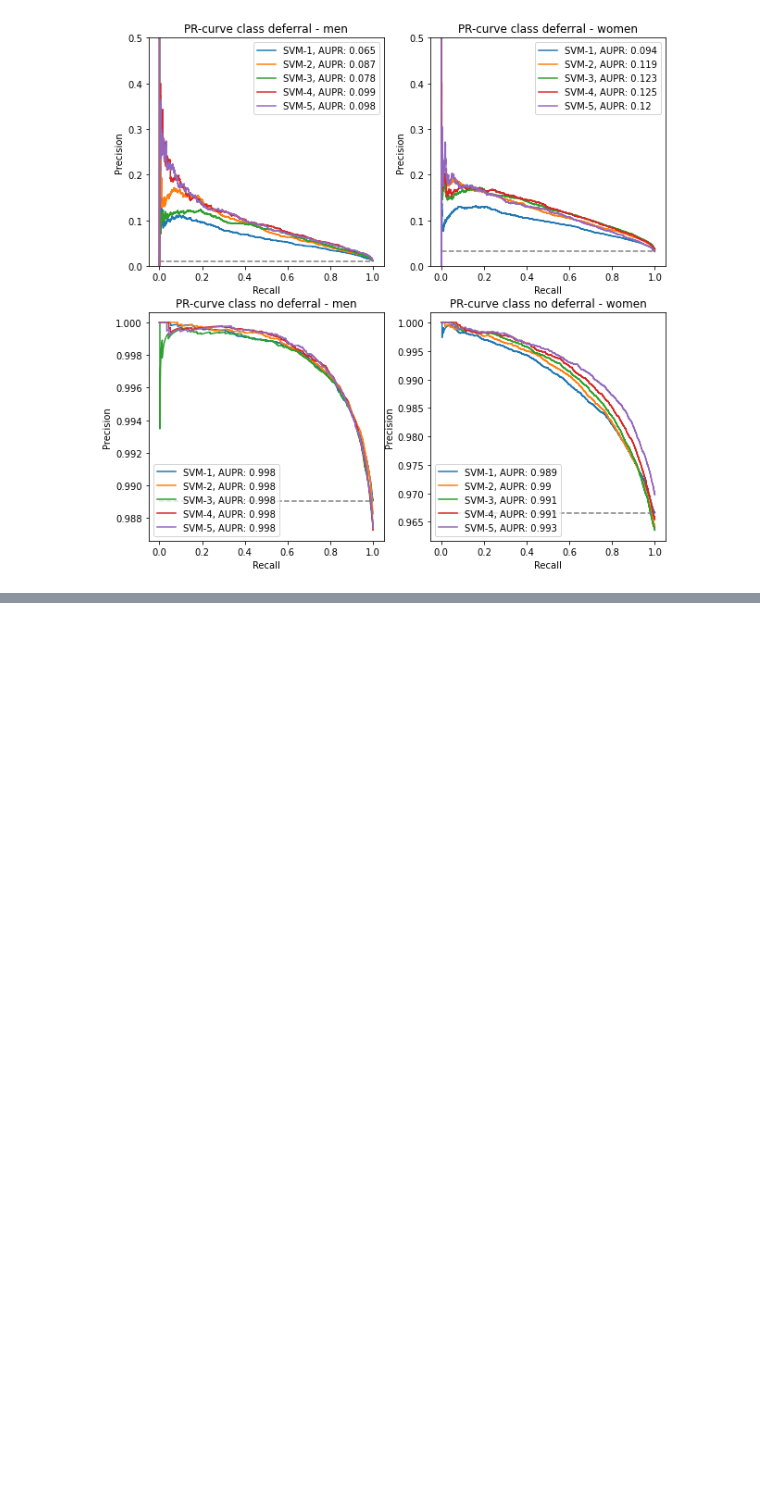
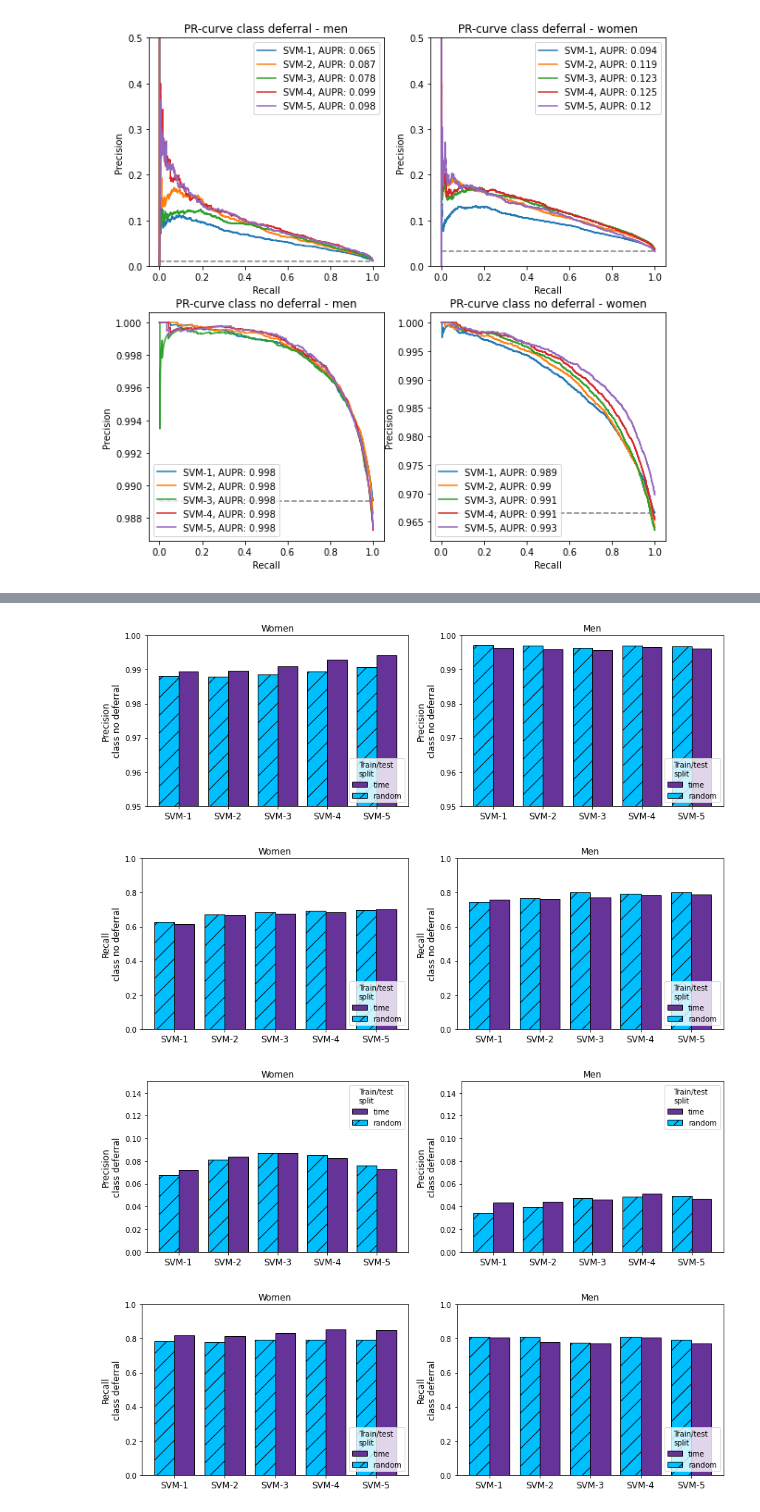
Before and after one commit to vinkenoogm/SVM-hb-NL, a Jupyter notebook: src/3_modelperformance.ipynb, the cells around one changed output, grey strips where cells are left out. Saved outputs shown, nothing was run; the diff lists cells and outputs as text; code cells hidden in the pictures; blank space fills up the shorter version.

Commit message:
add code for random traintest split

```diff
--- a/src/3_modelperformance.ipynb
+++ b/src/3_modelperformance.ipynb
@@ -75,15 +75,15 @@ def plot_precision_recall(res_df, measure, ylim, ylab, save=False):
     plt.show()
 
 def plot_precision_recall_comp(res_df, measure, ylim, ylab, save=False):
-    pl_df = res_df.loc[res_df['trainval'] == 'val'].groupby(['sex', 'vars'])
+    pl_df = res_df.loc[res_df['trainval'] == 'val'].groupby(['sex', 'split'])
 
     fig, ax = plt.subplots(1, 2, figsize=(12, 4))
 
     for name, group in pl_df:
         y = 0 if name[0] == 'F' else 1
-        off = -0.2 if name[1] == 'all' else 0.2
-        hatch = '/' if name[1] == 'all' else ''
-        colr = 'deepskyblue' if name[1] == 'all' else 'rebeccapurple'
+        off = -0.2 if name[1] == 'time' else 0.2
+        hatch = '/' if name[1] == 'time' else ''
+        colr = 'deepskyblue' if name[1] == 'time' else 'rebeccapurple'
         ax[y].bar(group.nback + off, group[measure], label=name[1], width=0.4, edgecolor='black',
                   hatch=hatch, color=colr)
         ax[y].set_ylim(ylim)
@@ -93,8 +93,8 @@ def plot_precision_recall_comp(res_df, measure, ylim, ylab, save=False):
 
     legloc = 'upper right' if measure == 'low_precision' else 'lower right'
     legbox = (1, 1) if measure == 'low_precision' else (1, 0)
-    ax[0].legend(labels=['all', 'only Hb'], bbox_to_anchor=legbox, loc=legloc, title='Predictor\nvariables')
-    ax[1].legend(labels=['all', 'only Hb'], bbox_to_anchor=legbox, loc=legloc, title='Predictor\nvariables')
+    ax[0].legend(labels=['time', 'random'], bbox_to_anchor=legbox, loc=legloc, title='Train/test \nsplit')
+    ax[1].legend(labels=['time', 'random'], bbox_to_anchor=legbox, loc=legloc, title='Train/test \nsplit')
 
     ax[0].set_title('Women')
     ax[1].set_title('Men')
@@ -219,0 +224,9 @@ plot_prs(probas, save='PR_curve')
+# %%
+res_df_randomsplit = pretty_results(['res_1', 'res_2', 'res_3', 'res_4', 'res_5'], filepath='../results/models_randomsplit/')
+res_df_randomsplit = get_scores(res_df_randomsplit)
+# %%
+res_df['split'] = 'time'
+res_df_randomsplit['split'] = 'random'
+
+res_tot = pd.concat([res_df, res_df_randomsplit])
+res_tot.head()
@@ -219,0 +240,10 @@ plot_prs(probas, save='PR_curve')
+# %%
+plot_precision_recall_comp(res_tot, 'ok_precision', (0.95, 1), 'Precision\nclass no deferral')
+plot_precision_recall_comp(res_tot, 'ok_recall', (0, 1), 'Recall\nclass no deferral')
+plot_precision_recall_comp(res_tot, 'low_precision', (0, 0.15), 'Precision\nclass deferral')
+plot_precision_recall_comp(res_tot, 'low_recall', (0, 1), 'Recall\nclass deferral')
+# %% [output]
+[figure, added]
+[figure, added]
+[figure, added]
+[figure, added]
```
Also changed, not shown: parts of 8 cells of this notebook, 1 other file.
